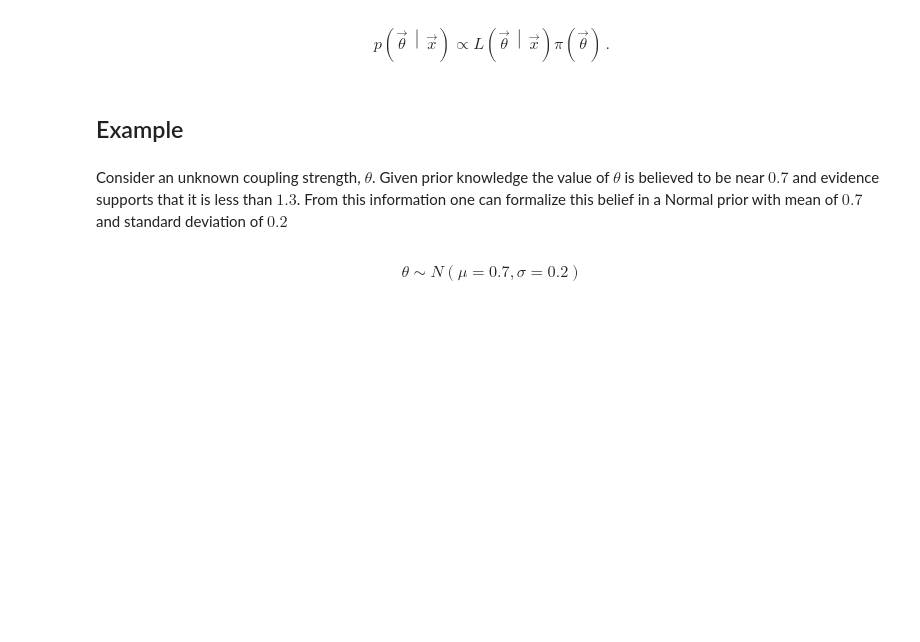
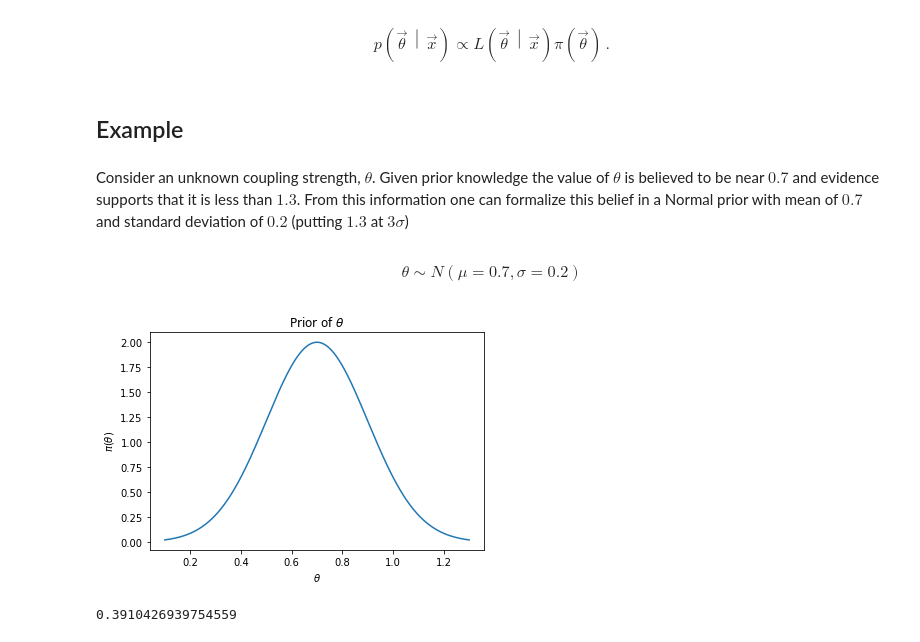
Before and after one commit to matthewfeickert/Statistics-Notes, a Jupyter notebook: Notebooks/Bayesian/Bayesian-Inference.ipynb, the cells around one changed output. Saved outputs shown, nothing was run; the diff lists cells and outputs as text; code cells hidden in the pictures; blank space fills up the shorter version.

```diff
--- a/Notebooks/Bayesian/Bayesian-Inference.ipynb
+++ b/Notebooks/Bayesian/Bayesian-Inference.ipynb
@@ -82,7 +82,7 @@ import numpy as np
 from scipy import stats as stats
 import matplotlib.pyplot as plt
 # %% [markdown]
-Consider an unknown coupling strength, $\theta$. Given prior knowledge the value of $\theta$ is believed to be near $0.7$ and evidence supports that it is less than $1.3$. From this information one can formalize this belief in a Normal prior with mean of $0.7$ and standard deviation of $0.2$
+Consider an unknown coupling strength, $\theta$. Given prior knowledge the value of $\theta$ is believed to be near $0.7$ and evidence supports that it is less than $1.3$. From this information one can formalize this belief in a Normal prior with mean of $0.7$ and standard deviation of $0.2$ (putting $1.3$ at $3\sigma$)
 # %% [markdown]
 $$
 \theta \sim N\left(\mu=0.7, \sigma = 0.2\right)
@@ -90,6 +90,23 @@ $$
 # %%
 def prior(theta):
     return stats.norm(loc=0.7, scale=0.2).pdf(theta)
-# %%
-def plot_prior():
-  pass
+# %%
+def plot_prior(mean=0.7, sigma=0.2):
+    x = np.linspace(mean - 3*sigma, mean + 3*sigma, 1000)
+#     plt.plot(x, stats.norm.pdf(x, mean, sigma))
+    fig, ax = plt.subplots()
+    ax.plot(x, prior(x))
+    ax.set_title(r'Prior of $\theta$')
+    ax.set_xlabel(r'$\theta$')
+    ax.set_ylabel(r'$\pi(\theta)$')
+
+plot_prior()
+# %% [output]
+[figure, added]
+# %%
+def model(data, mean, sigma=1):
+    return stats.norm(loc=mean, scale=sigma).pdf(data)
+
+model(0.2, mean=0)
+# %% [output]
+0.3910426939754559
```
Also changed, not shown: parts of 11 cells of this notebook.
